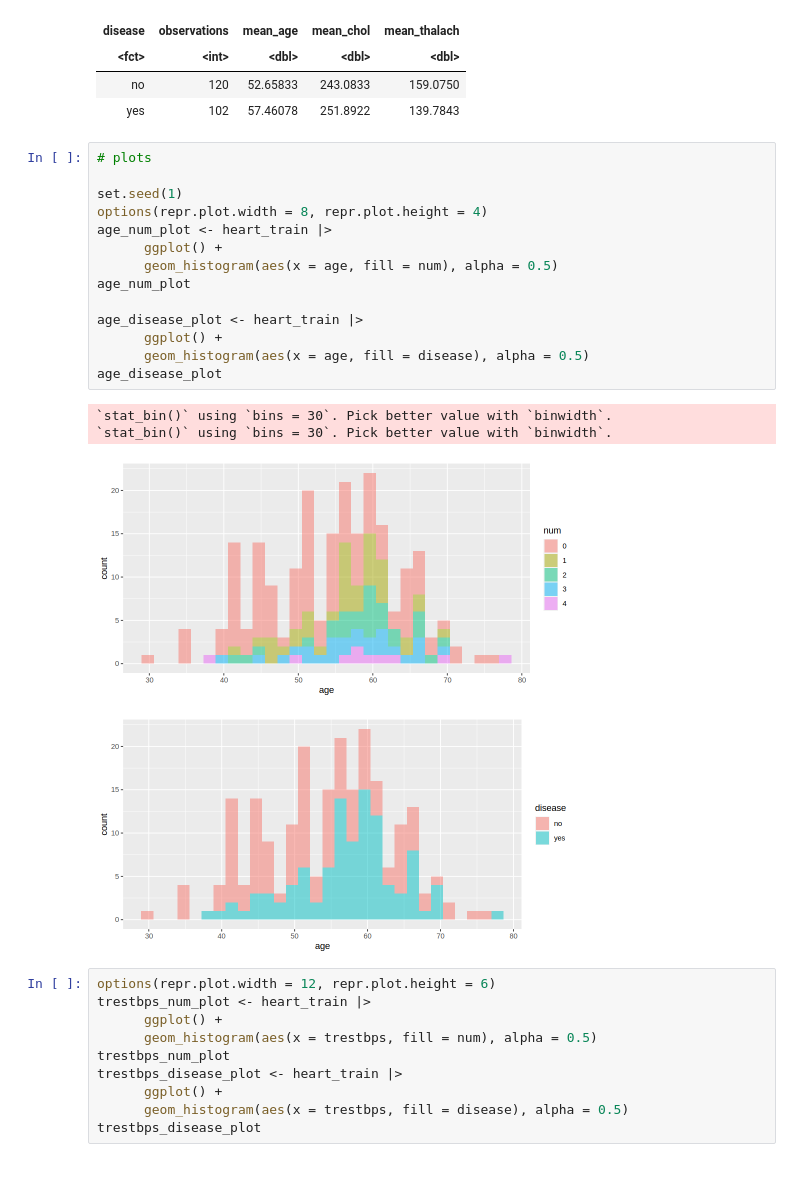
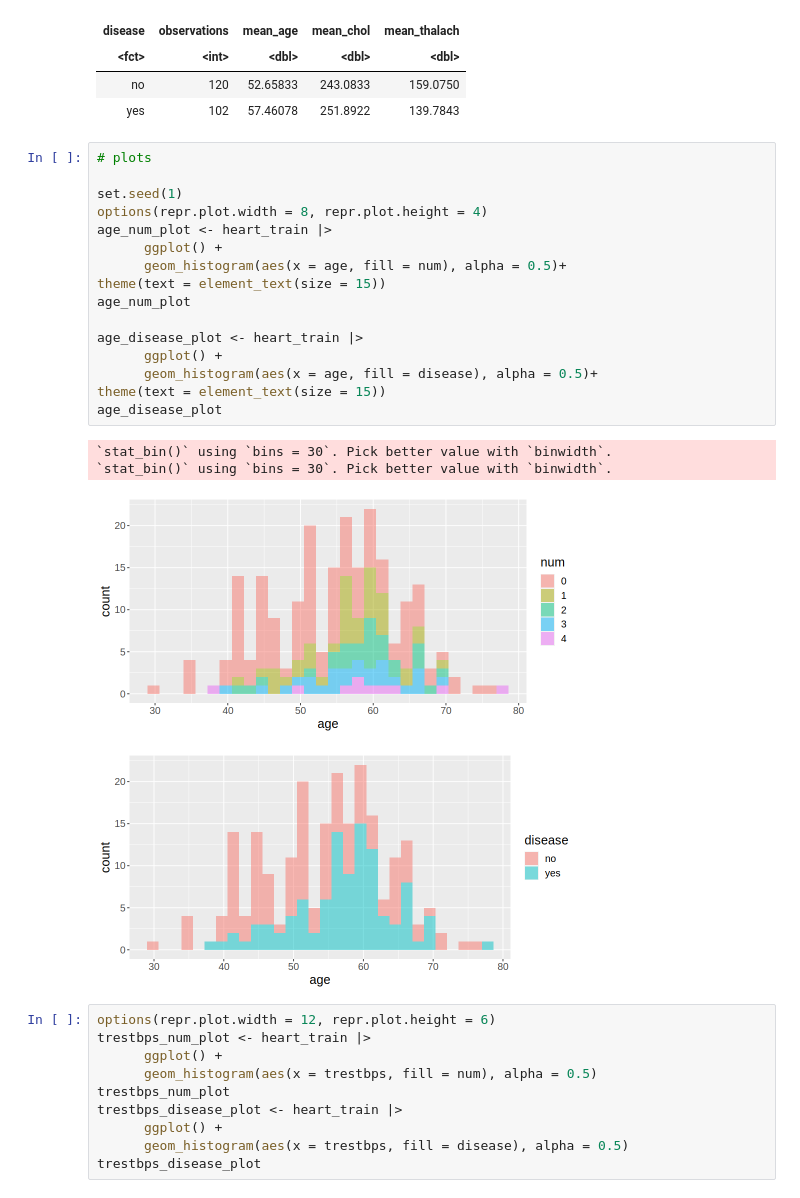
Before and after one commit to xzr10/toy_ds_project, a Jupyter notebook: Untitled.ipynb, the cells around one changed output. Cells and saved outputs as stored; diff of their text form.

```diff
--- a/Untitled.ipynb
+++ b/Untitled.ipynb
@@ -126,22 +126,24 @@ A tibble: 2 × 5
 # %%
 # plots
 
 set.seed(1)
 options(repr.plot.width = 8, repr.plot.height = 4)
 age_num_plot <- heart_train |>
       ggplot() +
-      geom_histogram(aes(x = age, fill = num), alpha = 0.5)
+      geom_histogram(aes(x = age, fill = num), alpha = 0.5)+
+theme(text = element_text(size = 15))
 age_num_plot
 
 age_disease_plot <- heart_train |>
       ggplot() +
-      geom_histogram(aes(x = age, fill = disease), alpha = 0.5)
+      geom_histogram(aes(x = age, fill = disease), alpha = 0.5)+
+theme(text = element_text(size = 15))
 age_disease_plot
 # %% [output]
 `stat_bin()` using `bins = 30`. Pick better value with `binwidth`.
 `stat_bin()` using `bins = 30`. Pick better value with `binwidth`.
-[figure, old version]
+[figure, new version]
-[figure, old version]
+[figure, new version]
 # %%
 options(repr.plot.width = 12, repr.plot.height = 6)
 trestbps_num_plot <- heart_train |>
```
